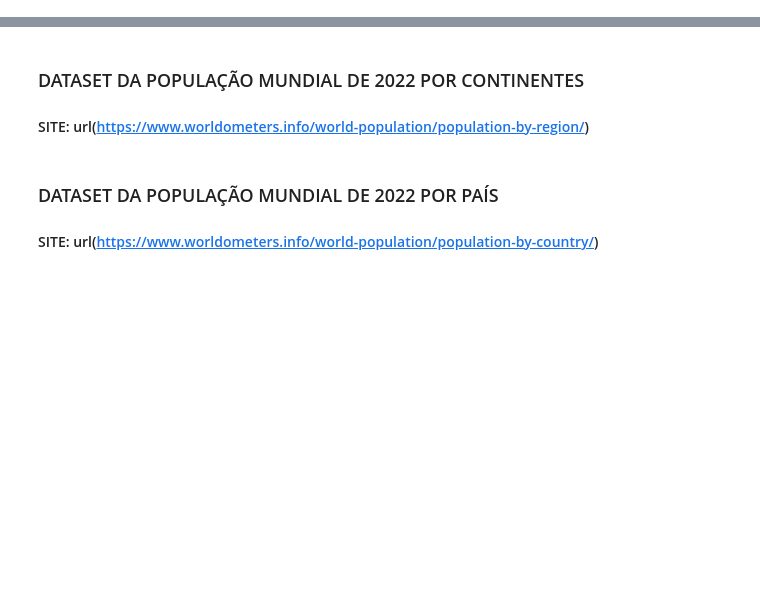
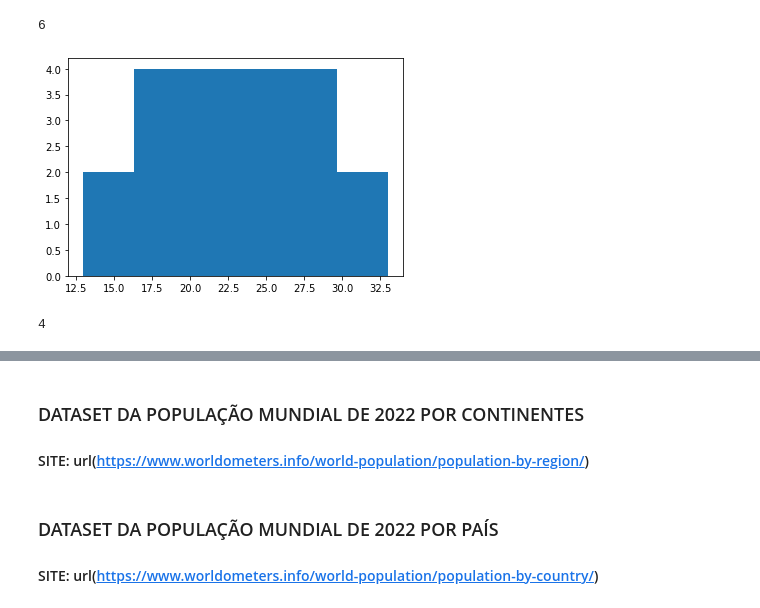
Before and after one commit to hyagodiasf/WEB-SCRAPING, a Jupyter notebook: beautifulsoup/datasets.ipynb, the cells around one changed output, grey strips where cells are left out. Drawn from its saved outputs; the diff is of its cells as text; code cells hidden in the pictures; blank space fills up the shorter version.

```diff
--- a/beautifulsoup/datasets.ipynb
+++ b/beautifulsoup/datasets.ipynb
@@ -7,0 +43,6 @@ import pandas as pd
+# %%
+dataset = pd.read_csv('brasileirao.csv')
+# %%
+dataset = dataset.rename(columns={'Times': 'Classificação'})
+dataset = dataset.rename(columns={'Times.2': 'Times'})
+dataset = dataset.drop(columns=['Unnamed: 0'])
@@ -7,0 +334,16 @@ import pandas as pd
+# %%
+bins = math.ceil(1 + 3.3 * math.log10(len(dataset['P'])))
+bins
+# %% [output]
+6
+# %%
+#histograma da columa pontos
+plt.hist(dataset['P'], bins=bins)
+plt.show()
+# %% [output]
+[figure, added]
+# %%
+k = int(math.sqrt(len(dataset['P'])))
+k
+# %% [output]
+4
```
Also changed, not shown: parts of 51 cells of this notebook.
